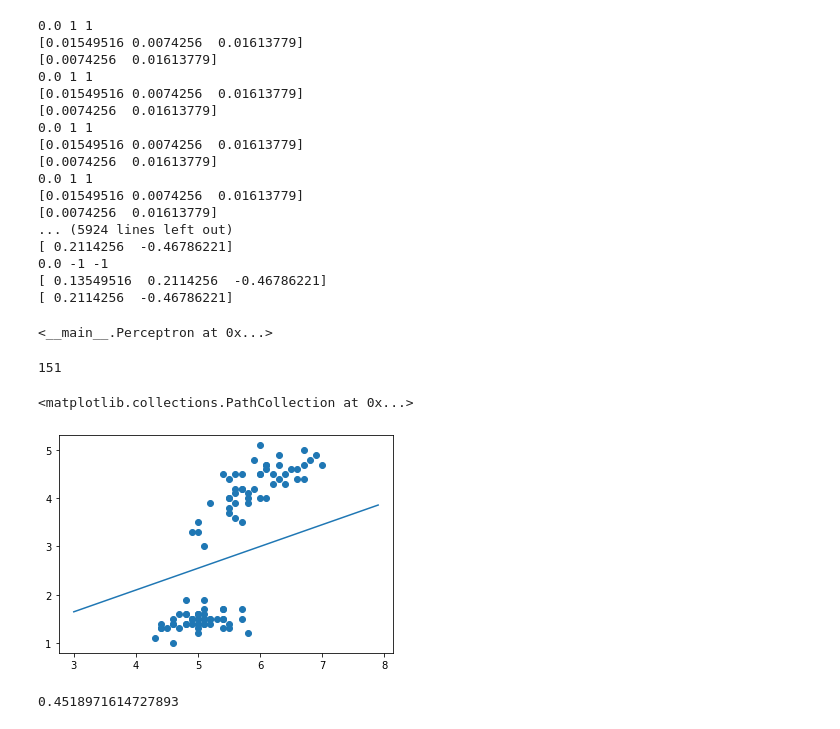
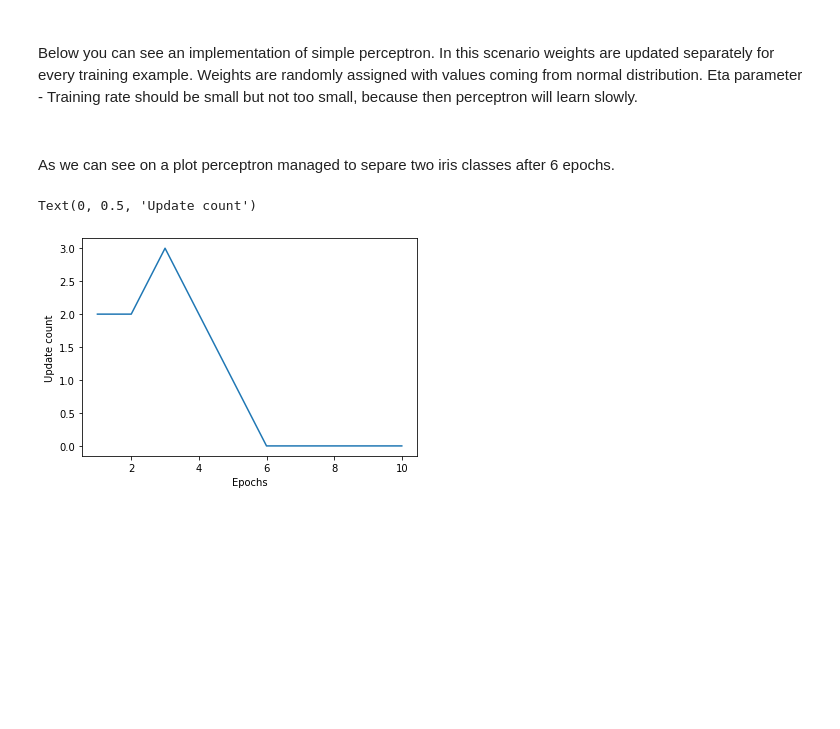
Before and after one commit to Martinolamp/Perceptron, a Jupyter notebook: Perceptron_object_oriented.ipynb, the cells around one changed output. Cells and saved outputs as stored; diff of their text form; code cells hidden in the pictures; blank space fills up the shorter version.

```diff
--- a/Perceptron_object_oriented.ipynb
+++ b/Perceptron_object_oriented.ipynb
@@ -5,3 +36,8 @@ import csv
+# %% [markdown]
+#####
+Below you can see an implementation of simple perceptron. In this scenario weights are updated separately for every training example.
+Weights are randomly assigned with values coming from normal distribution.
+Eta parameter - Training rate should be small but not too small, because then perceptron will learn slowly.
 # %%
 class Perceptron(object):
     def __init__(self,eta,n,randstate):
@@ -45,51 +81,17 @@ class Perceptron(object):
         result=1 if dot_prod>=0 else -1
 
         return result
-# %%
-a=Perceptron(0.02,20,1)
-a.fit(X,Y)
-# %% [output]
-0.0 1 1
-[0.01549516 0.0074256  0.01613779]
-[0.0074256  0.01613779]
-0.0 1 1
-[0.01549516 0.0074256  0.01613779]
-[0.0074256  0.01613779]
-0.0 1 1
-[0.01549516 0.0074256  0.01613779]
-[0.0074256  0.01613779]
-0.0 1 1
-[0.01549516 0.0074256  0.01613779]
-[0.0074256  0.01613779]
-... (5924 lines left out)
-[ 0.2114256  -0.46786221]
-0.0 -1 -1
-[ 0.13549516  0.2114256  -0.46786221]
-[ 0.2114256  -0.46786221]
-<__main__.Perceptron at 0x...>
-# %%
-line_count=0
-with open('iris-write-from-docker.csv')as file:
-
-    csv_reader = csv.reader(file, delimiter=',')
-
-
-    X=[]
-    Y=[]
-    for row in csv_reader:
-        if line_count!=0 and line_count<100:
-            add=[]
-            genere=row[4]
-            genere =1 if genere=='Iris-setosa' else -1
-            add=float(row[0]),float(row[2])
-            add=list(add)
-            X.append(add)
-            Y.append(genere)
-            line_count+=1
-        else:
-             line_count+=1
-
-
-    print(line_count)
-# %% [output]
-151
+# %% [markdown]
+###
+As we can see on a plot perceptron managed to separe two iris classes after 6 epochs.
+# %%
+a=Perceptron(0.05,10,1)
+a.fit(X,Y)
+a.error
+
+plt.plot(list(range(1,(len(a.error)+1))),a.error)
+plt.xlabel('Epochs')
+plt.ylabel('Update count')
+# %% [output]
+Text(0, 0.5, 'Update count')
+[figure, added]
@@ -99,13 +108,3 @@ wolny=-(a.w[0]/a.w[2])
 # %%
 x_range=np.arange(3,8,0.1)
 y_calc=[i*slope+wolny for i in x_range]
-# %%
-plt.plot(x_range,y_calc)
-plt.scatter(x_1,x_2)
-# %% [output]
-<matplotlib.collections.PathCollection at 0x...>
-[figure, removed]
-# %%
-slope
-# %% [output]
-0.4518971614727893
```
Also changed, not shown: parts of 22 cells of this notebook.
